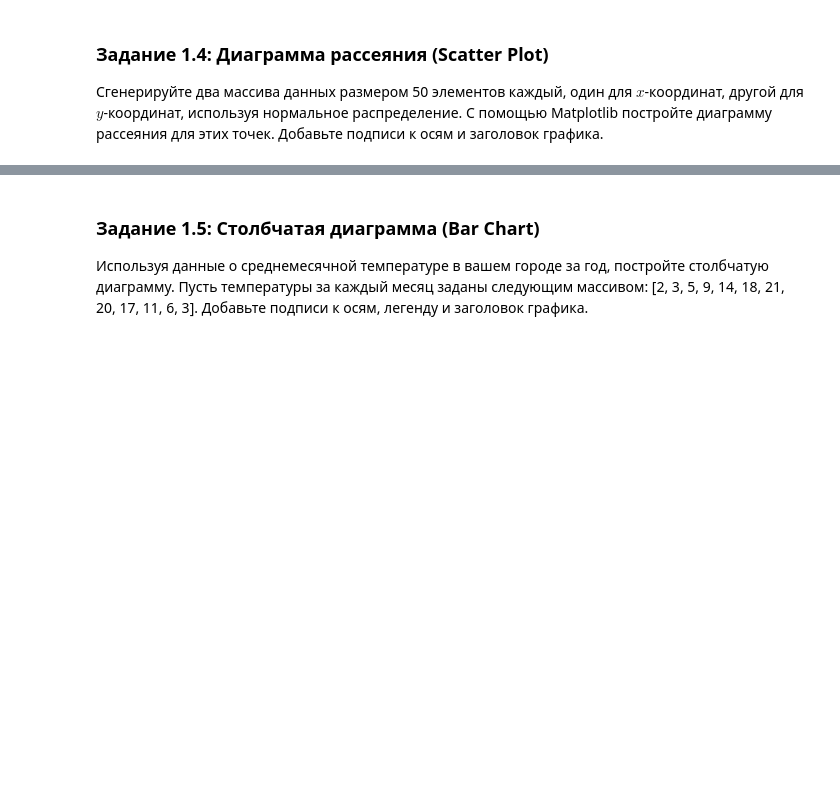
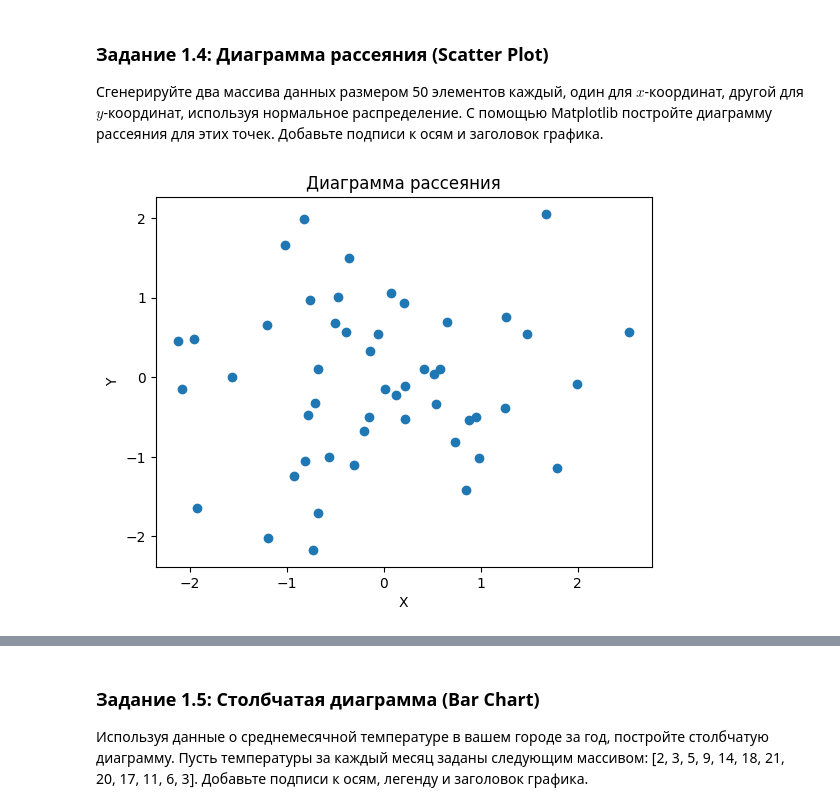
Before and after one commit to Owl-Man/Computer-math, a Jupyter notebook: Практическая_работа_№3_Matplotlib_Plotly.ipynb, the cells around one changed output, grey strips where cells are left out. Saved outputs shown, nothing was run; the diff lists cells and outputs as text; code cells hidden in the pictures; blank space fills up the shorter version.

```diff
--- a/Практическая_работа_№3_Matplotlib_Plotly.ipynb
+++ b/Практическая_работа_№3_Matplotlib_Plotly.ipynb
@@ -56,3 +81,19 @@ TypeError: Cannot interpret '1' as a data type
+# %%
+import numpy as np
+import matplotlib.pyplot as plt
+
+x = np.random.normal(loc=0, scale=1, size=50)
+y = np.random.normal(loc=0, scale=1, size=50)
+
+plt.scatter(x, y)
+
+plt.xlabel('X')
+plt.ylabel('Y')
+plt.title('Диаграмма рассеяния')
+
+plt.show()
+# %% [output]
+[figure, added]
 # %% [markdown]
 ![image.png](embedded-picture-1)
 # %% [markdown]
```
Also changed, not shown: parts of 32 cells of this notebook, 2 other files.
